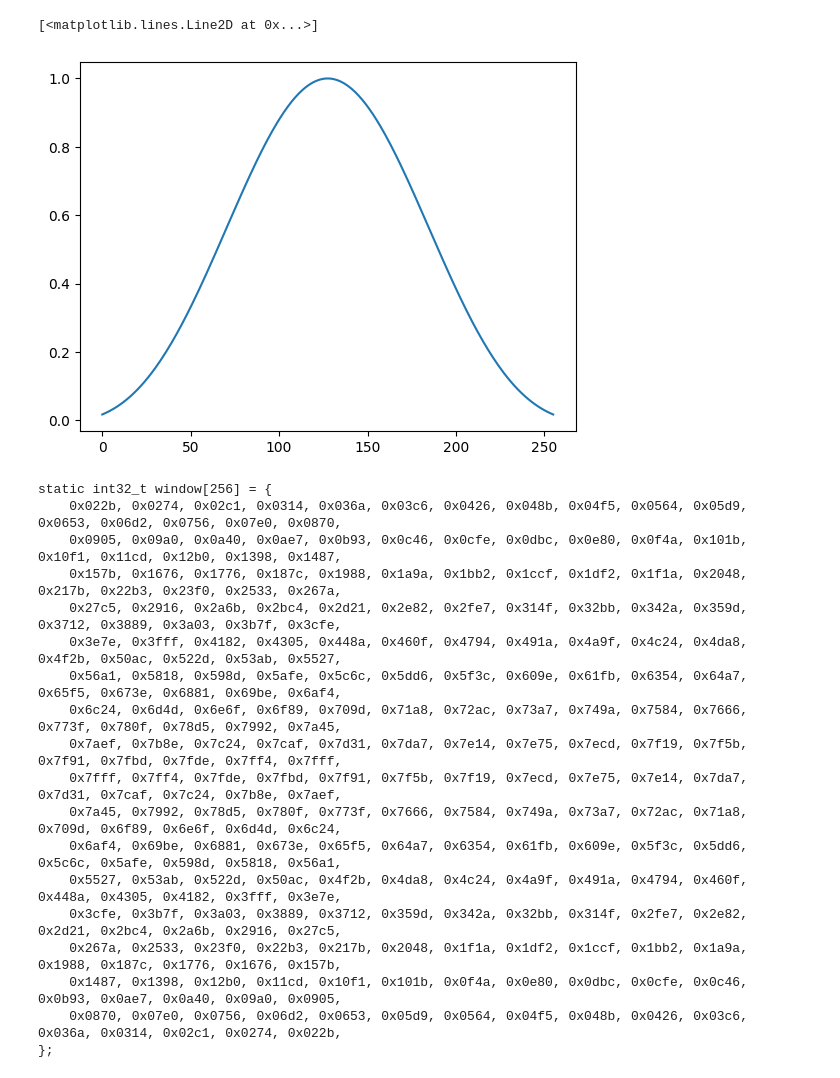
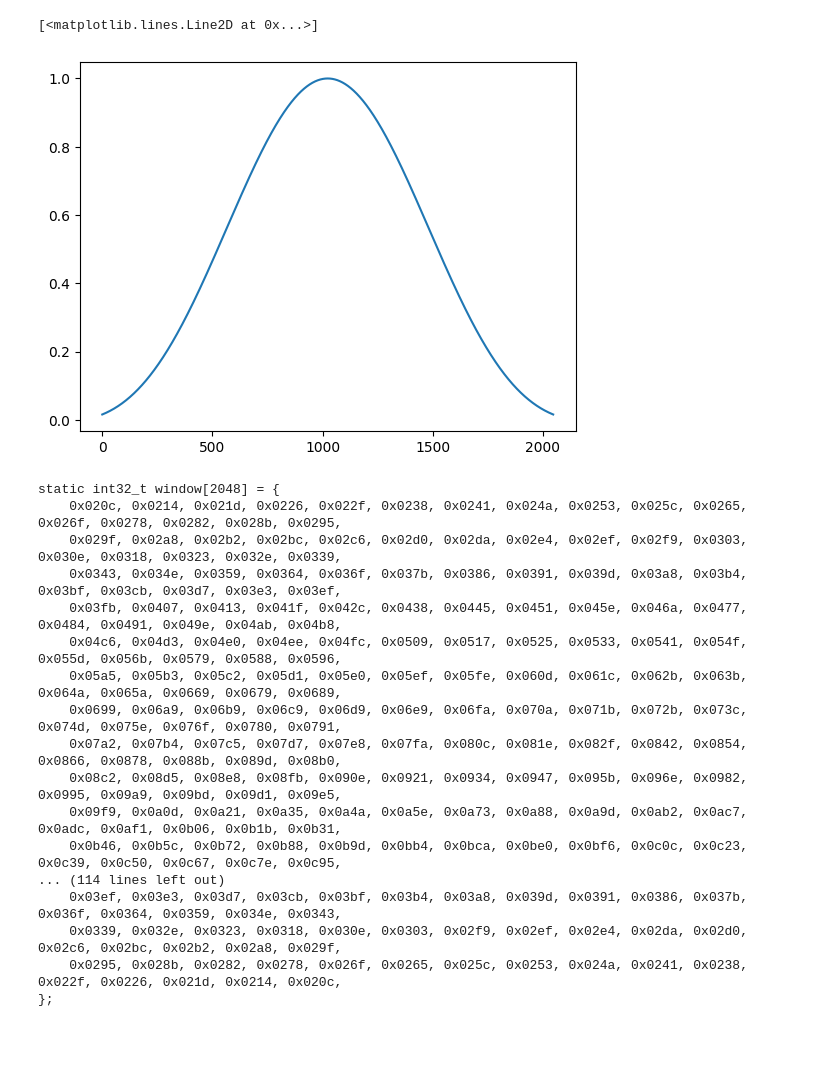
Before and after one commit to yuan-xy/Audio-Triangulation, a Jupyter notebook: window.ipynb, the cells around one changed output. Drawn from its saved outputs; the diff is of its cells as text; code cells hidden in the pictures; blank space fills up the shorter version.

```diff
--- a/window.ipynb
+++ b/window.ipynb
@@ -3,14 +3,14 @@ import numpy as np
 import scipy.signal as signal
 import matplotlib.pyplot as plt
 # %%
-window_length = 256
+window_length = 2048
 window = signal.windows.dpss(window_length, 2)
 window /= np.max(window)
 
 plt.plot(window)
 # %% [output]
 [<matplotlib.lines.Line2D at 0x...>]
-[figure, old version]
+[figure, new version]
 # %%
 def to_int16(x):
     x /= np.max(np.abs(x))
@@ -26,21 +26,20 @@ for i in range(0, window_length, 16):
 
 print("};\n")
 # %% [output]
-static int32_t window[256] = {
-    0x022b, 0x0274, 0x02c1, 0x0314, 0x036a, 0x03c6, 0x0426, 0x048b, 0x04f5, 0x0564, 0x05d9, 0x0653, 0x06d2, 0x0756, 0x07e0, 0x0870,
-    0x0905, 0x09a0, 0x0a40, 0x0ae7, 0x0b93, 0x0c46, 0x0cfe, 0x0dbc, 0x0e80, 0x0f4a, 0x101b, 0x10f1, 0x11cd, 0x12b0, 0x1398, 0x1487,
-    0x157b, 0x1676, 0x1776, 0x187c, 0x1988, 0x1a9a, 0x1bb2, 0x1ccf, 0x1df2, 0x1f1a, 0x2048, 0x217b, 0x22b3, 0x23f0, 0x2533, 0x267a,
-    0x27c5, 0x2916, 0x2a6b, 0x2bc4, 0x2d21, 0x2e82, 0x2fe7, 0x314f, 0x32bb, 0x342a, 0x359d, 0x3712, 0x3889, 0x3a03, 0x3b7f, 0x3cfe,
-    0x3e7e, 0x3fff, 0x4182, 0x4305, 0x448a, 0x460f, 0x4794, 0x491a, 0x4a9f, 0x4c24, 0x4da8, 0x4f2b, 0x50ac, 0x522d, 0x53ab, 0x5527,
-    0x56a1, 0x5818, 0x598d, 0x5afe, 0x5c6c, 0x5dd6, 0x5f3c, 0x609e, 0x61fb, 0x6354, 0x64a7, 0x65f5, 0x673e, 0x6881, 0x69be, 0x6af4,
-    0x6c24, 0x6d4d, 0x6e6f, 0x6f89, 0x709d, 0x71a8, 0x72ac, 0x73a7, 0x749a, 0x7584, 0x7666, 0x773f, 0x780f, 0x78d5, 0x7992, 0x7a45,
-    0x7aef, 0x7b8e, 0x7c24, 0x7caf, 0x7d31, 0x7da7, 0x7e14, 0x7e75, 0x7ecd, 0x7f19, 0x7f5b, 0x7f91, 0x7fbd, 0x7fde, 0x7ff4, 0x7fff,
-    0x7fff, 0x7ff4, 0x7fde, 0x7fbd, 0x7f91, 0x7f5b, 0x7f19, 0x7ecd, 0x7e75, 0x7e14, 0x7da7, 0x7d31, 0x7caf, 0x7c24, 0x7b8e, 0x7aef,
-    0x7a45, 0x7992, 0x78d5, 0x780f, 0x773f, 0x7666, 0x7584, 0x749a, 0x73a7, 0x72ac, 0x71a8, 0x709d, 0x6f89, 0x6e6f, 0x6d4d, 0x6c24,
-    0x6af4, 0x69be, 0x6881, 0x673e, 0x65f5, 0x64a7, 0x6354, 0x61fb, 0x609e, 0x5f3c, 0x5dd6, 0x5c6c, 0x5afe, 0x598d, 0x5818, 0x56a1,
-    0x5527, 0x53ab, 0x522d, 0x50ac, 0x4f2b, 0x4da8, 0x4c24, 0x4a9f, 0x491a, 0x4794, 0x460f, 0x448a, 0x4305, 0x4182, 0x3fff, 0x3e7e,
-    0x3cfe, 0x3b7f, 0x3a03, 0x3889, 0x3712, 0x359d, 0x342a, 0x32bb, 0x314f, 0x2fe7, 0x2e82, 0x2d21, 0x2bc4, 0x2a6b, 0x2916, 0x27c5,
-    0x267a, 0x2533, 0x23f0, 0x22b3, 0x217b, 0x2048, 0x1f1a, 0x1df2, 0x1ccf, 0x1bb2, 0x1a9a, 0x1988, 0x187c, 0x1776, 0x1676, 0x157b,
-    0x1487, 0x1398, 0x12b0, 0x11cd, 0x10f1, 0x101b, 0x0f4a, 0x0e80, 0x0dbc, 0x0cfe, 0x0c46, 0x0b93, 0x0ae7, 0x0a40, 0x09a0, 0x0905,
-    0x0870, 0x07e0, 0x0756, 0x06d2, 0x0653, 0x05d9, 0x0564, 0x04f5, 0x048b, 0x0426, 0x03c6, 0x036a, 0x0314, 0x02c1, 0x0274, 0x022b,
+static int32_t window[2048] = {
+    0x020c, 0x0214, 0x021d, 0x0226, 0x022f, 0x0238, 0x0241, 0x024a, 0x0253, 0x025c, 0x0265, 0x026f, 0x0278, 0x0282, 0x028b, 0x0295,
+    0x029f, 0x02a8, 0x02b2, 0x02bc, 0x02c6, 0x02d0, 0x02da, 0x02e4, 0x02ef, 0x02f9, 0x0303, 0x030e, 0x0318, 0x0323, 0x032e, 0x0339,
+    0x0343, 0x034e, 0x0359, 0x0364, 0x036f, 0x037b, 0x0386, 0x0391, 0x039d, 0x03a8, 0x03b4, 0x03bf, 0x03cb, 0x03d7, 0x03e3, 0x03ef,
+    0x03fb, 0x0407, 0x0413, 0x041f, 0x042c, 0x0438, 0x0445, 0x0451, 0x045e, 0x046a, 0x0477, 0x0484, 0x0491, 0x049e, 0x04ab, 0x04b8,
+    0x04c6, 0x04d3, 0x04e0, 0x04ee, 0x04fc, 0x0509, 0x0517, 0x0525, 0x0533, 0x0541, 0x054f, 0x055d, 0x056b, 0x0579, 0x0588, 0x0596,
+    0x05a5, 0x05b3, 0x05c2, 0x05d1, 0x05e0, 0x05ef, 0x05fe, 0x060d, 0x061c, 0x062b, 0x063b, 0x064a, 0x065a, 0x0669, 0x0679, 0x0689,
+    0x0699, 0x06a9, 0x06b9, 0x06c9, 0x06d9, 0x06e9, 0x06fa, 0x070a, 0x071b, 0x072b, 0x073c, 0x074d, 0x075e, 0x076f, 0x0780, 0x0791,
+    0x07a2, 0x07b4, 0x07c5, 0x07d7, 0x07e8, 0x07fa, 0x080c, 0x081e, 0x082f, 0x0842, 0x0854, 0x0866, 0x0878, 0x088b, 0x089d, 0x08b0,
+    0x08c2, 0x08d5, 0x08e8, 0x08fb, 0x090e, 0x0921, 0x0934, 0x0947, 0x095b, 0x096e, 0x0982, 0x0995, 0x09a9, 0x09bd, 0x09d1, 0x09e5,
+    0x09f9, 0x0a0d, 0x0a21, 0x0a35, 0x0a4a, 0x0a5e, 0x0a73, 0x0a88, 0x0a9d, 0x0ab2, 0x0ac7, 0x0adc, 0x0af1, 0x0b06, 0x0b1b, 0x0b31,
+    0x0b46, 0x0b5c, 0x0b72, 0x0b88, 0x0b9d, 0x0bb4, 0x0bca, 0x0be0, 0x0bf6, 0x0c0c, 0x0c23, 0x0c39, 0x0c50, 0x0c67, 0x0c7e, 0x0c95,
+... (114 lines left out)
+    0x03ef, 0x03e3, 0x03d7, 0x03cb, 0x03bf, 0x03b4, 0x03a8, 0x039d, 0x0391, 0x0386, 0x037b, 0x036f, 0x0364, 0x0359, 0x034e, 0x0343,
+    0x0339, 0x032e, 0x0323, 0x0318, 0x030e, 0x0303, 0x02f9, 0x02ef, 0x02e4, 0x02da, 0x02d0, 0x02c6, 0x02bc, 0x02b2, 0x02a8, 0x029f,
+    0x0295, 0x028b, 0x0282, 0x0278, 0x026f, 0x0265, 0x025c, 0x0253, 0x024a, 0x0241, 0x0238, 0x022f, 0x0226, 0x021d, 0x0214, 0x020c,
 };
```
Also changed, not shown: 6 other files.
